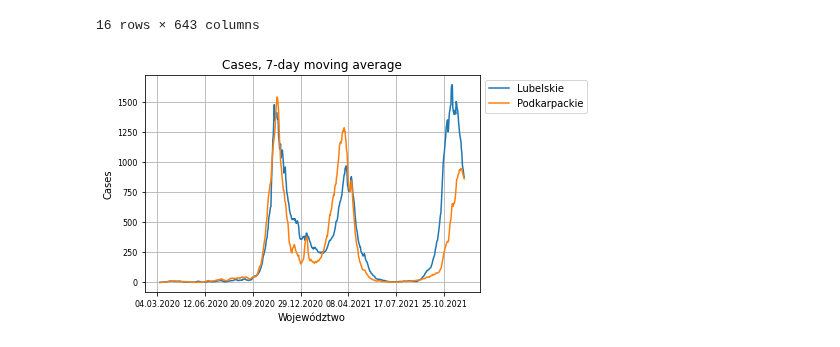
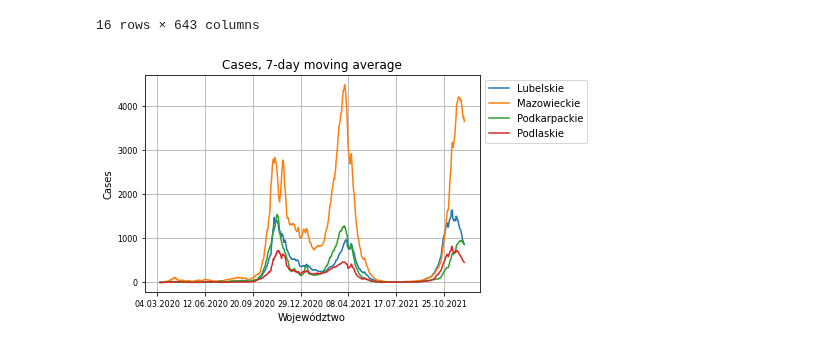
Before and after one commit to anuszka/govpl, a Jupyter notebook: Rogalski/Rogalski01.ipynb, the cells around one changed output. Saved outputs shown, nothing was run; the diff lists cells and outputs as text; code cells hidden in the pictures.

Commit message:
Plot Rogalski data regions

```diff
--- a/Rogalski/Rogalski01.ipynb
+++ b/Rogalski/Rogalski01.ipynb
@@ -85,17 +85,17 @@ dfd
 | Zachodniopomorskie | 0 | 0 | 0 | 0 | 0 | 0 | 0 | 0 | ... |
 16 rows × 643 columns
 # %%
-dfq=dfc.T[['Lubelskie', 'Podkarpackie']].rolling(7).mean()
+dfq=dfc.T[['Lubelskie', 'Mazowieckie', 'Podkarpackie', 'Podlaskie']].rolling(7).mean()
 
 dfq
 
 plotopts = dict_of(
     plotdf=dfq,
     ylabel = 'Cases',
     title = f'Cases, 7-day moving average',
     fontsize = 8,
     )
 
 plot(**plotopts);
 # %% [output]
-[figure, old version]
+[figure, new version]
```
